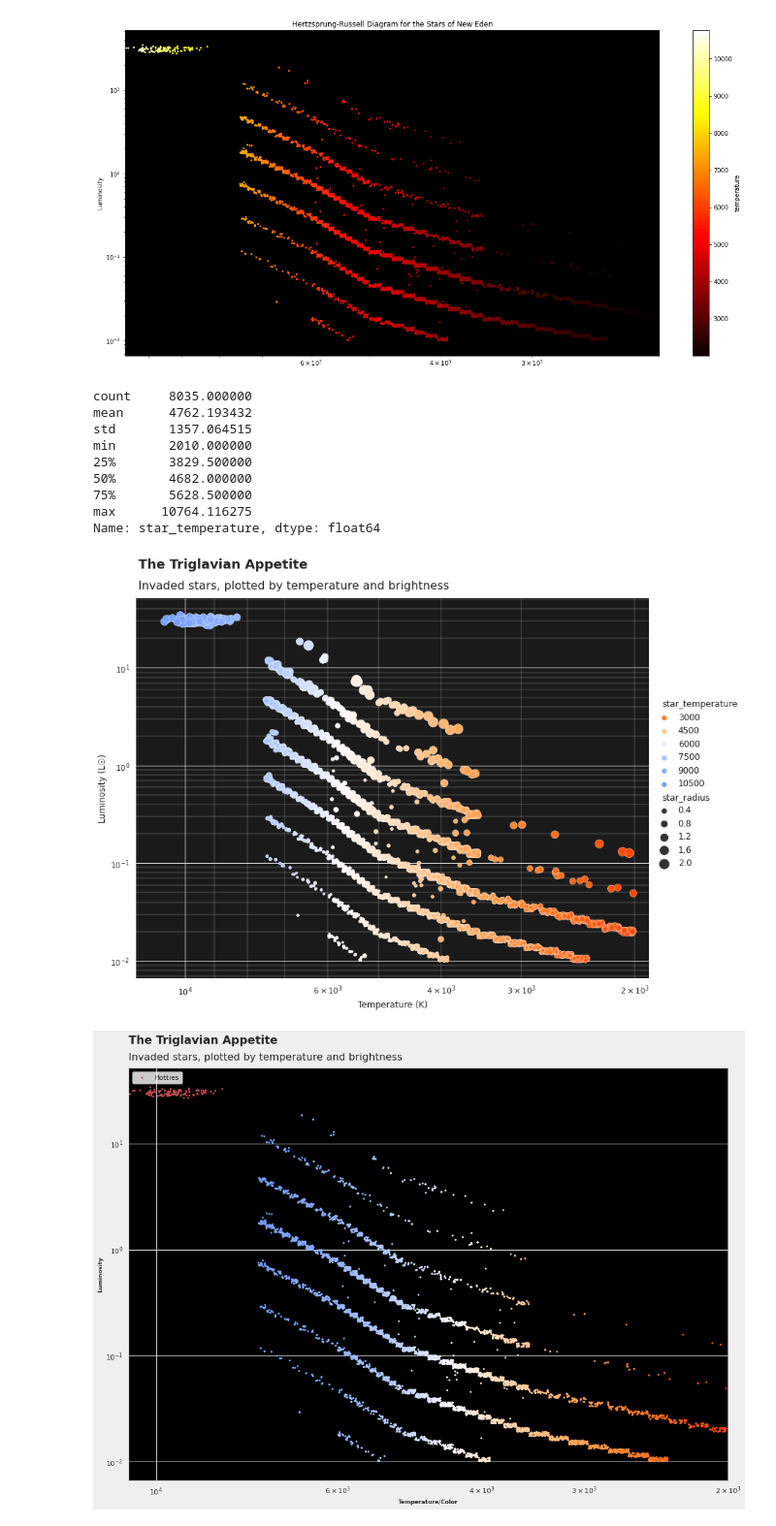
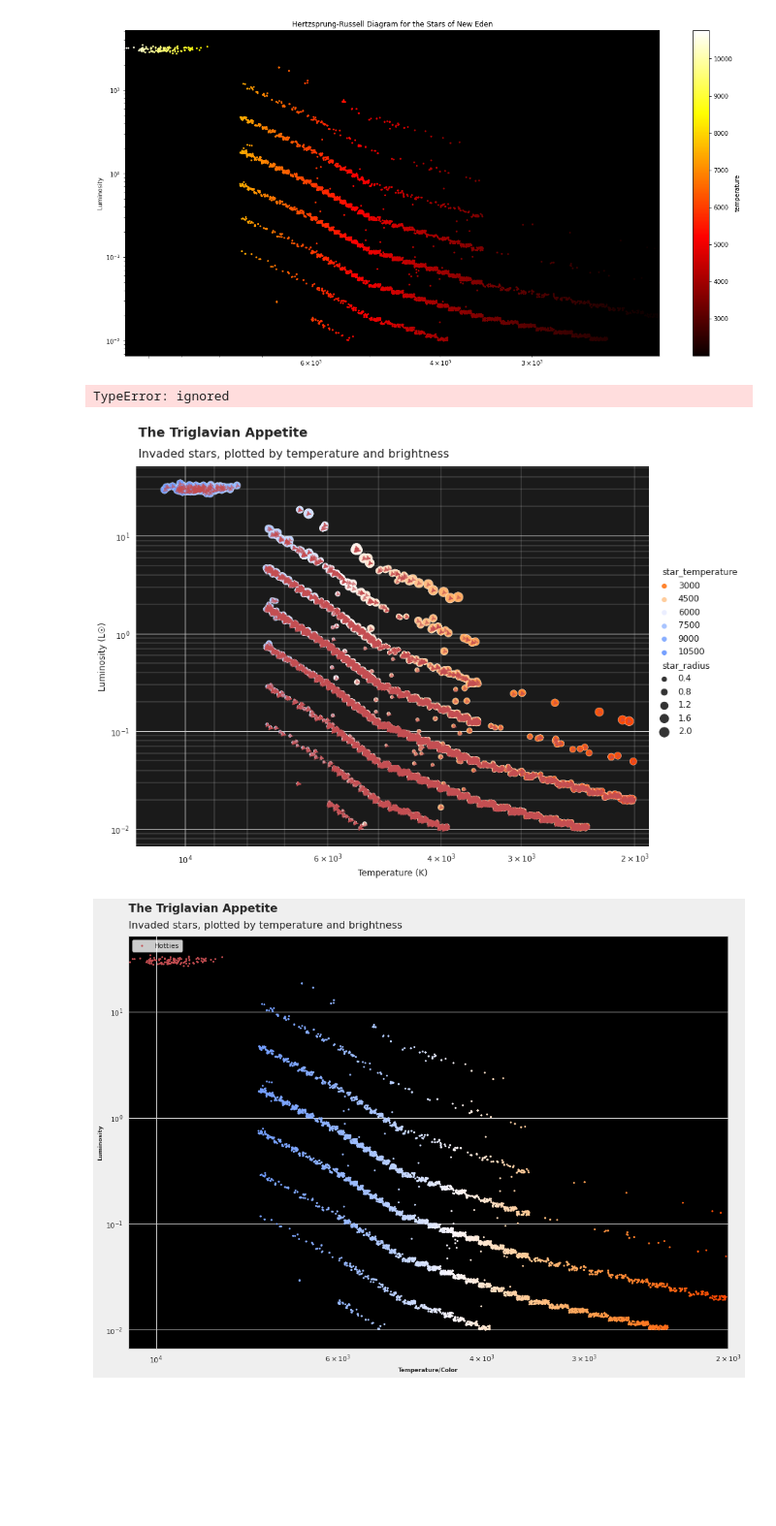
Before and after one commit to jrslagle/EVE-Triglavian-Invasions, a Jupyter notebook: EVE Stars & Incursions.ipynb, the cells around one changed output. Shown at 97% size. Cells and saved outputs as stored; diff of their text form; code cells hidden in the pictures; blank space fills up the shorter version.

Commit message:
updating dataframe

```diff
--- a/EVE Stars & Incursions.ipynb
+++ b/EVE Stars & Incursions.ipynb
@@ -62,12 +244,0 @@ star_data.to_csv('sde_stars.zip', index=False, compression=compression_opts)
-# %%
-# Load Star Data from a Local File
-from google.colab import files
-import pickle
-uploaded = files.upload()
-star_filename = [file for file in uploaded.keys()][0]
-
-# star_filename = 'stars.dat'
-# stars.dat is hosted at https://drive.google.com/file/d/10F5tGDqOoXYHMksiM3O3z71nZEaAv3Qr
-star_data = pickle.load( open( star_filename, "rb" ) )
-print('Shape =',star_data.shape)
-star_data.head()
@@ -377,14 +244,0 @@ print(misses,'systems were off.')
-# %%
-# Construct the star_data dataframe from the array of star objects scraped
-star_data = pd.DataFrame(columns=['age','luminosity','name','radius','solar_system_id','spectral_class','temperature','type_id'])
-for i, star in enumerate(stars):
-  star_data.at[i, 'star_id'] = star_ids[i]
-  star_data.at[i, 'age'] = star.age
-  star_data.at[i, 'luminosity'] = star.luminosity
-  star_data.at[i, 'name'] = star.name
-  star_data.at[i, 'radius'] = star.radius
-  star_data.at[i, 'solar_system_id'] = star.solar_system_id
-  star_data.at[i, 'spectral_class'] = star.spectral_class
-  star_data.at[i, 'temperature'] = star.temperature
-  star_data.at[i, 'type_id'] = star.type_id
-star_data.head()
@@ -742,20 +484,8 @@ russel.plot();
 # fig.savefig('normal_dist1.png', transparent=False, dpi=150)
 # %% [output]
 [figure]
-# %%
-sde_stars['star_temperature'].describe()
-# %% [output]
-count     8035.000000
-mean      4762.193432
-std       1357.064515
-min       2010.000000
-25%       3829.500000
-50%       4682.000000
-75%       5628.500000
-max      10764.116275
-Name: star_temperature, dtype: float64
 # %%
-def blackbody_color_map(min_temp=1000, max_temp=40000, N=256):
+def blackbody_color_map(series, N=256):
   import re
   import pandas as pd
   import numpy as np
@@ -778,8 +508,8 @@ def blackbody_color_map(min_temp=1000, max_temp=40000, N=256):
   for column in color_scale.columns[1:]:
     color_scale[column] = color_scale[column].astype(float)
 
-  start_temp = np.floor(min_temp/100).astype(int)*100
-  end_temp = np.ceil(max_temp/100).astype(int)*100
+  start_temp = np.floor(series.min()/100).astype(int)*100
+  end_temp = np.ceil(series.max()/100).astype(int)*100
   temps = color_scale['Temp (K)']
   color_scale = color_scale[(temps >= start_temp) & (temps <= end_temp)]
   colors = list(color_scale[['Red','Green','Blue']].itertuples(index=False, name=None))
@@ -794,40 +524,45 @@ blackbody_cm = blackbody_color_map(min_temp=2010, max_temp=10764.116275, N=256)
 # https://en.wikipedia.org/wiki/Black-body_radiation#Black_body
 # http://www.vendian.org/mncharity/dir3/blackbody/
 # https://matplotlib.org/gallery/color/custom_cmap.html#sphx-glr-gallery-color-custom-cmap-py
+# %% [output]
+TypeError: ignored
 # %%
 import seaborn as sns
 # import matplotlib.pyplot as plt
 
 sns.set_theme(style="whitegrid")
 
-temps = star_data['star_temperature']
-min, max = (temps.min(), temps.max())
-blackbody_cm = blackbody_color_map(min_temp=min, max_temp=max)
+blackbody_cm = blackbody_color_map(star_data['star_temperature'])
 
 g = sns.relplot(
+    x='star_temperature', y='star_luminosity',
     data=star_data, kind='scatter',
-    x='star_temperature', y='star_luminosity',
     hue='star_temperature', palette=blackbody_cm,
     size='star_radius', sizes=(10, 200),
-    height=8, aspect=1.33)
+    height=8, aspect=1.33) # style='invaders', markers='invader_logos'
+
+
+plt.scatter(x=star_data['star_temperature'], y=star_data['star_luminosity'], s=40, c="r", alpha=0.5, marker=trig_logo, label="Triglavians")
 
 #  Title and Subtitle
 # titlefont = {'fontsize':18, 'weight':'bold'}
 g.fig.text(s="The Triglavian Appetite",
            fontsize=18, fontweight='bold', ha='left', x=0.05, y=1.05)
 g.fig.text(s='Invaded stars, plotted by temperature and brightness',
            fontsize=16, ha='left', x=0.05, y=1.00)
 
 g.set_axis_labels(x_var='Temperature (K)', y_var='Luminosity (L☉)')
 g.set(xscale='log', yscale='log', xlim=(11900, 1900))
 g.ax.xaxis.grid(True, "minor", linewidth=.25, c='w')
 g.ax.yaxis.grid(True, "minor", linewidth=.25, c='w')
 g.ax.set_facecolor('0.1')
 g.despine(left=True, bottom=True);
 
 # https://seaborn.pydata.org/generated/seaborn.relplot.html
+# https://seaborn.pydata.org/tutorial/relational.html#relational-tutorial
+# https://seaborn.pydata.org/generated/seaborn.scatterplot.html#seaborn.scatterplot
 # %% [output]
-[figure, old version]
+[figure, new version]
 # %%
 import matplotlib.pyplot as plt
 import numpy as np
```
Also changed, not shown: parts of 64 cells of this notebook, 1 other file.
